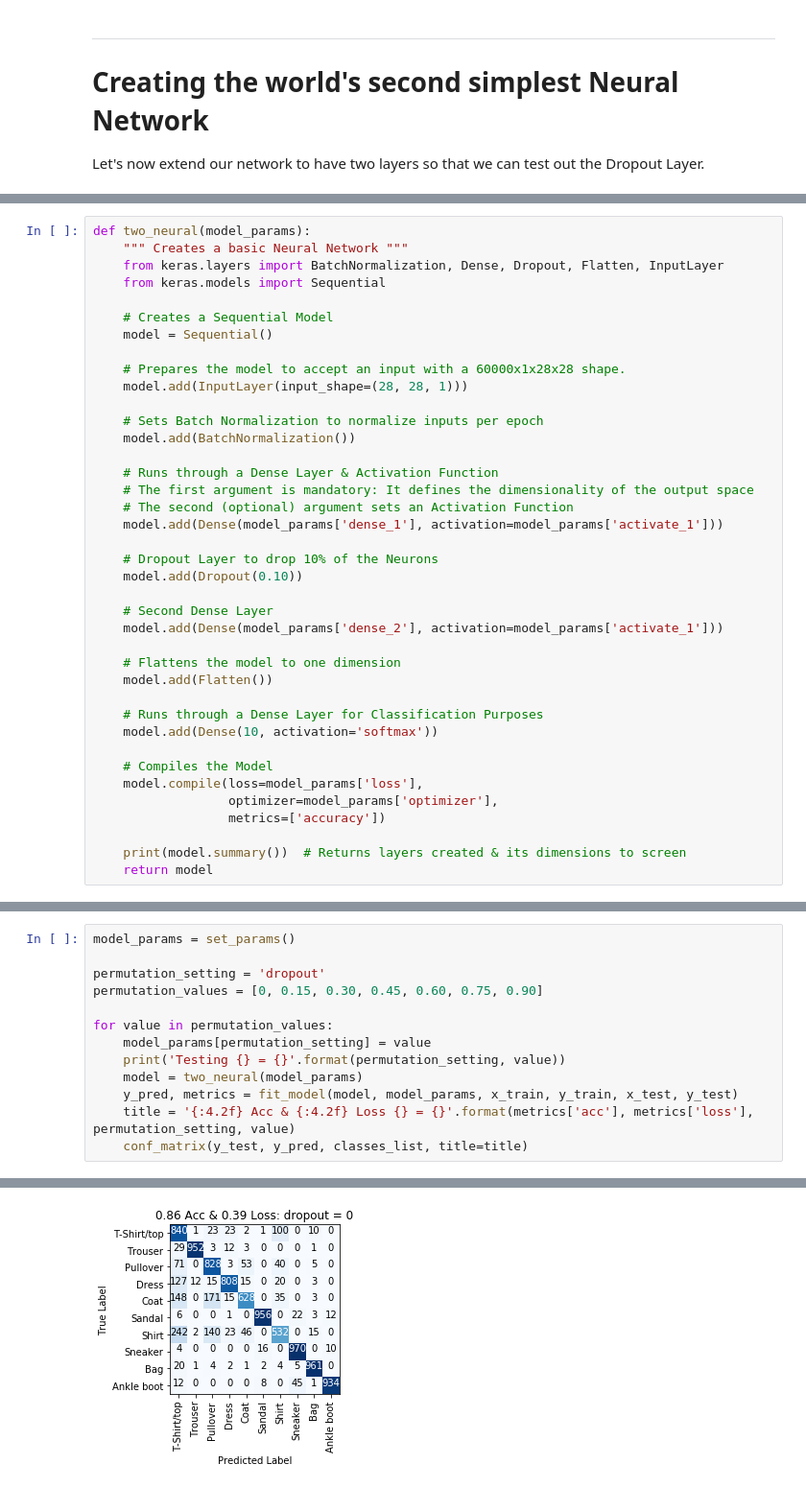
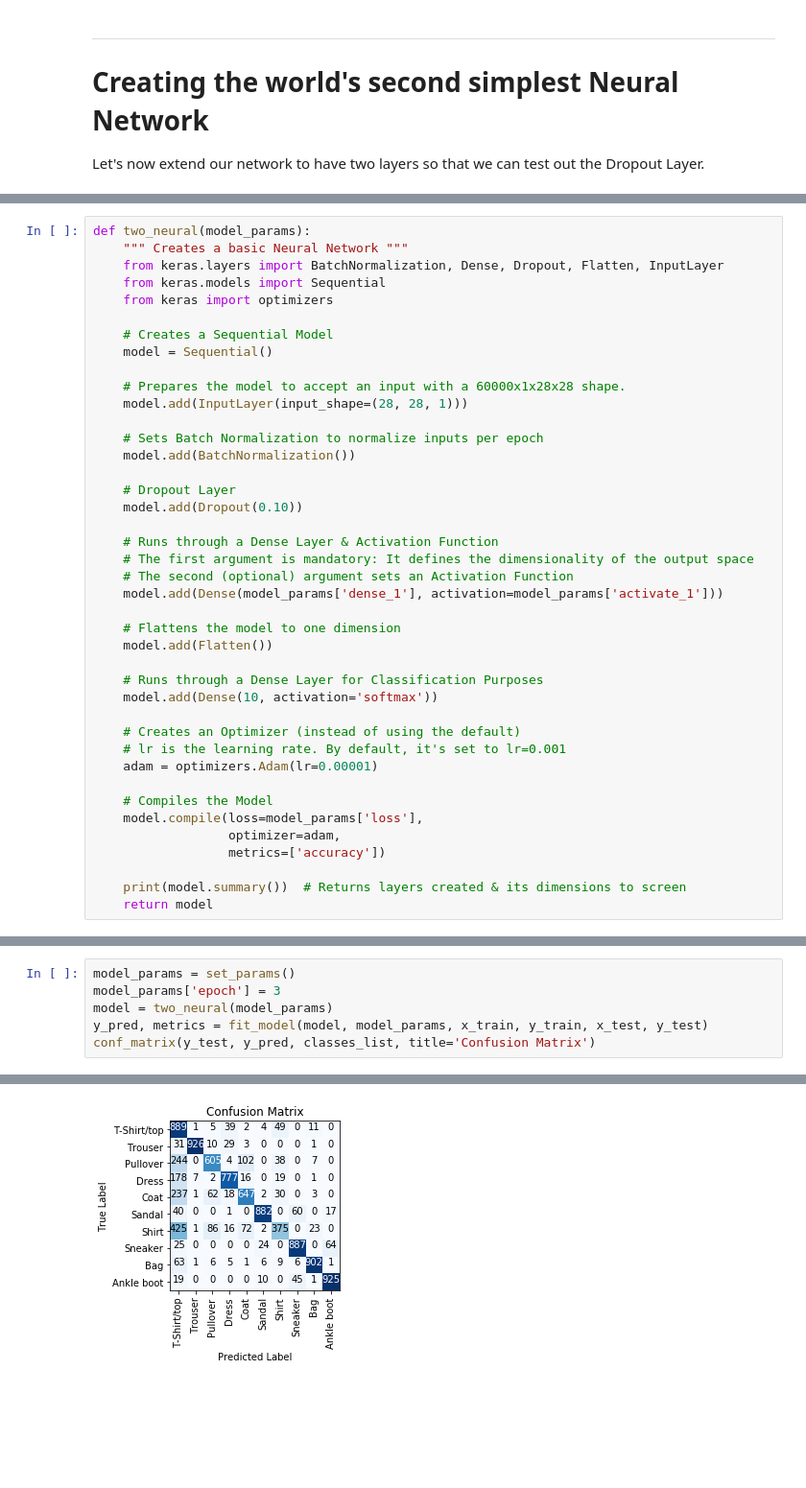
Before and after one commit to mwidjaja1/Neural-Network-Basics, a Jupyter notebook: Keras.ipynb, the cells around one changed output, grey strips where cells are left out. Shown: that part at 96% size. Drawn from its saved outputs; the diff is of its cells as text; blank space fills up the shorter version.

Commit message:
First Neural Network
Creation of the first neural network is locked down

```diff
--- a/Keras.ipynb
+++ b/Keras.ipynb
@@ -456,6 +340,7 @@ def two_neural(model_params):
     """ Creates a basic Neural Network """
     from keras.layers import BatchNormalization, Dense, Dropout, Flatten, InputLayer
     from keras.models import Sequential
+    from keras import optimizers
 
     # Creates a Sequential Model
     model = Sequential()
@@ -466,16 +351,13 @@ def two_neural(model_params):
     # Sets Batch Normalization to normalize inputs per epoch
     model.add(BatchNormalization())
 
+    # Dropout Layer
+    model.add(Dropout(0.10))
+
     # Runs through a Dense Layer & Activation Function
     # The first argument is mandatory: It defines the dimensionality of the output space
     # The second (optional) argument sets an Activation Function
     model.add(Dense(model_params['dense_1'], activation=model_params['activate_1']))
-
-    # Dropout Layer to drop 10% of the Neurons
-    model.add(Dropout(0.10))
-
-    # Second Dense Layer
-    model.add(Dense(model_params['dense_2'], activation=model_params['activate_1']))
 
     # Flattens the model to one dimension
     model.add(Flatten())
@@ -483,9 +365,13 @@ def two_neural(model_params):
     # Runs through a Dense Layer for Classification Purposes
     model.add(Dense(10, activation='softmax'))
 
+    # Creates an Optimizer (instead of using the default)
+    # lr is the learning rate. By default, it's set to lr=0.001
+    adam = optimizers.Adam(lr=0.00001)
+
     # Compiles the Model
     model.compile(loss=model_params['loss'],
-                  optimizer=model_params['optimizer'],
+                  optimizer=adam,
                   metrics=['accuracy'])
 
     print(model.summary())  # Returns layers created & its dimensions to screen
@@ -493,14 +381,7 @@ def two_neural(model_params):
 # %%
 model_params = set_params()
-
-permutation_setting = 'dropout'
-permutation_values = [0, 0.15, 0.30, 0.45, 0.60, 0.75, 0.90]
-
-for value in permutation_values:
-    model_params[permutation_setting] = value
-    print('Testing {} = {}'.format(permutation_setting, value))
-    model = two_neural(model_params)
-    y_pred, metrics = fit_model(model, model_params, x_train, y_train, x_test, y_test)
-    title = '{:4.2f} Acc & {:4.2f} Loss {} = {}'.format(metrics['acc'], metrics['loss'], permutation_setting, value)
-    conf_matrix(y_test, y_pred, classes_list, title=title)
+model_params['epoch'] = 3
+model = two_neural(model_params)
+y_pred, metrics = fit_model(model, model_params, x_train, y_train, x_test, y_test)
+conf_matrix(y_test, y_pred, classes_list, title='Confusion Matrix')
 # %% [output]
@@ -524 +405 @@ Accuracy 0.8593 & Loss 0.39461807401180266
-[figure, old version]
+[figure, new version]
```
Also changed, not shown: parts of 11 cells of this notebook, 2 other files.
